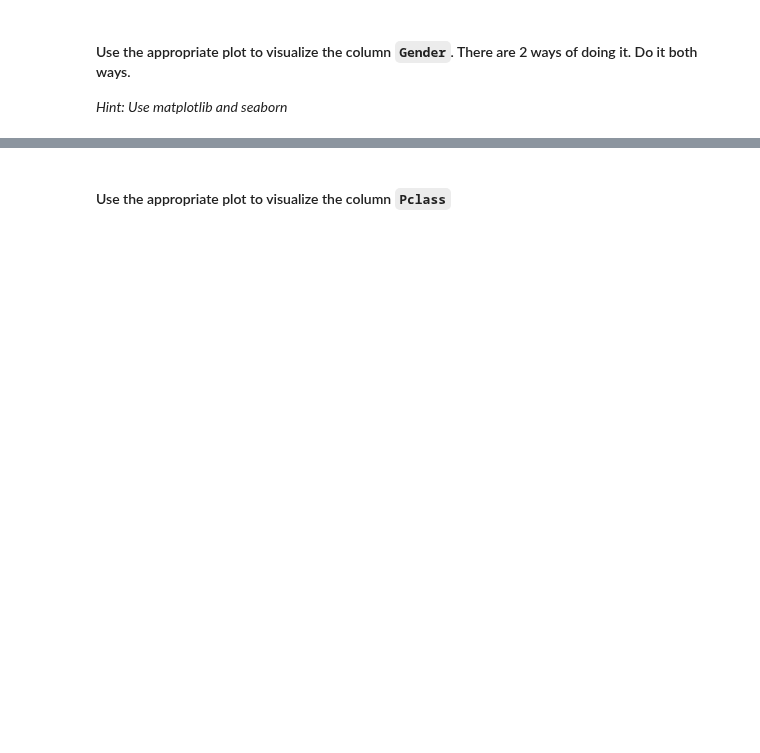
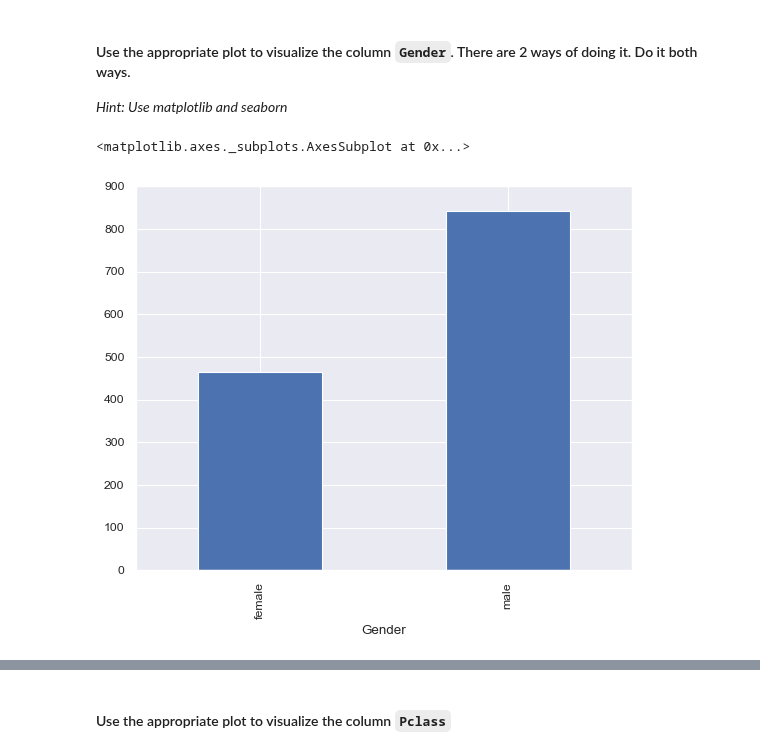
Before and after one commit to davidlafuentem/data-labs, a Jupyter notebook: module-2/lab-matplotlib-seaborn/your-code/challenge-3.ipynb, the cells around one changed output, grey strips where cells are left out. Drawn from its saved outputs; the diff is of its cells as text; code cells hidden in the pictures; blank space fills up the shorter version.

```diff
--- a/module-2/lab-matplotlib-seaborn/your-code/challenge-3.ipynb
+++ b/module-2/lab-matplotlib-seaborn/your-code/challenge-3.ipynb
@@ -141,5 +131,10 @@ plt.subplot(2,2,3), plt.hist(titanic.Age,bins=50)
 
 *Hint: Use matplotlib and seaborn*
 # %%
-# your code here- 1st way
+# your code here- 1rst way (using Matplotlib)
+
+titanic.groupby('Gender').size().plot(kind='bar')
+# %% [output]
+<matplotlib.axes._subplots.AxesSubplot at 0x...>
+[figure, added]
 # %%
```
Also changed, not shown: parts of 20 cells of this notebook.
